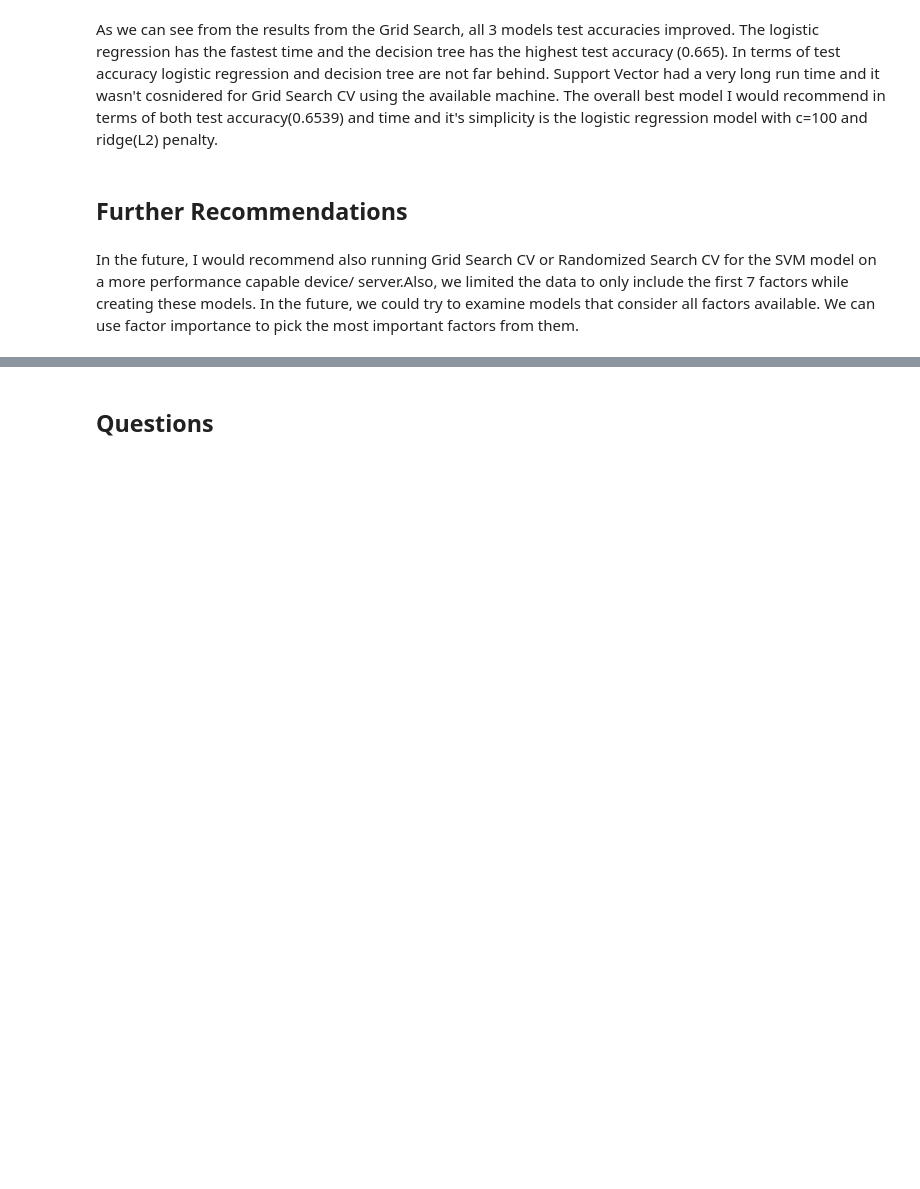
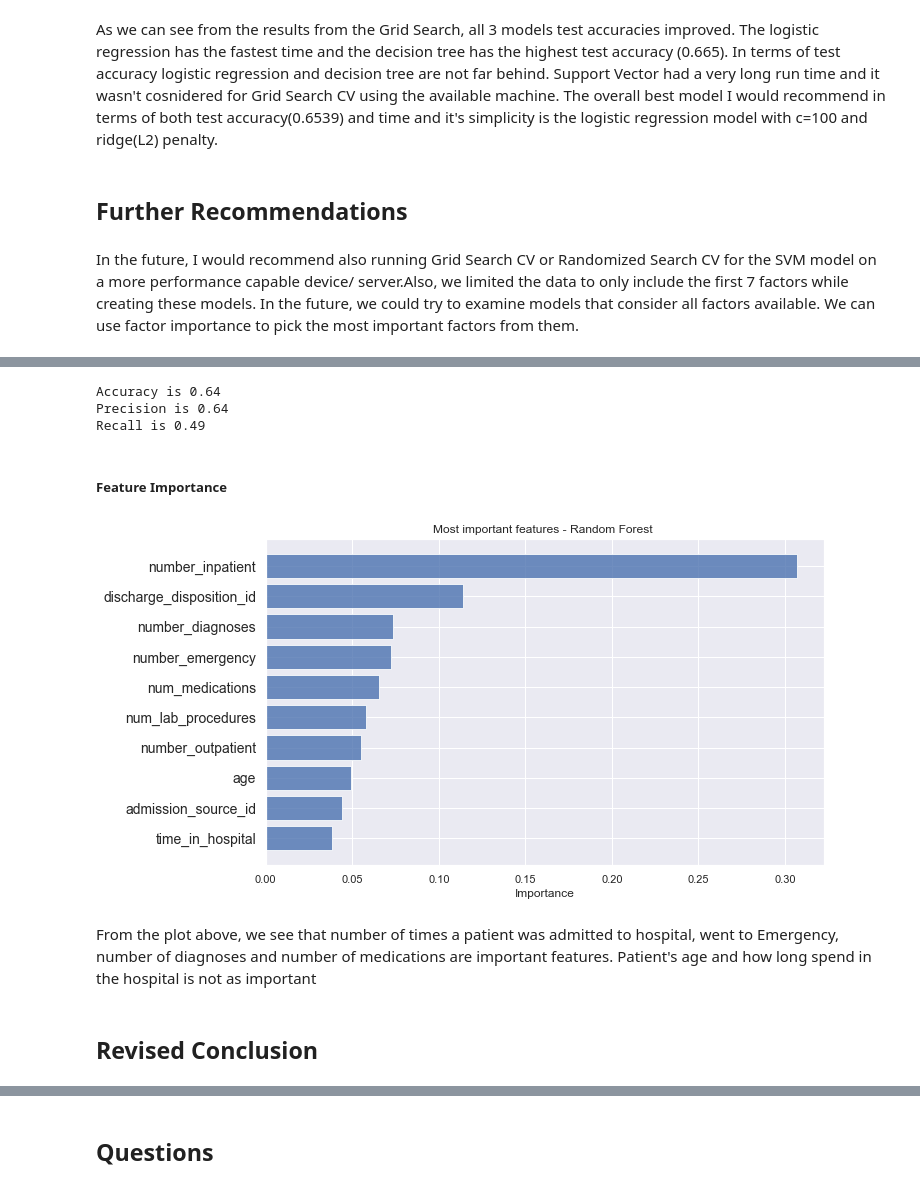
Before and after one commit to sregmi84/ML-AI-Capstone_Diabetes-Readmission, a Jupyter notebook: Capstone/Capstone - Diabetes Readmission.ipynb, the cells around one changed output, grey strips where cells are left out. Cells and saved outputs as stored; diff of their text form; code cells hidden in the pictures; blank space fills up the shorter version.

Commit message:
Add files via upload
Includes basic Random Forest exploration in addition

```diff
--- a/Capstone/Capstone - Diabetes Readmission.ipynb
+++ b/Capstone/Capstone - Diabetes Readmission.ipynb
@@ -965,0 +977,7 @@ In the future, I would recommend also running Grid Search CV or Randomized Searc
+# %%
+rfc_params = {
+    'n_estimators': [100, 200],
+    'max_features': ['auto', 'sqrt', 'log2'],
+    'max_depth' : [2,5,10],
+    'criterion' :['gini', 'entropy']
+}
@@ -965,0 +986,3 @@ In the future, I would recommend also running Grid Search CV or Randomized Searc
+# %%
+rfc_grid = GridSearchCV(estimator=rfc, param_grid=rfc_params, cv= 5)
+rfc_grid.fit(X_train, y_train)
@@ -965,0 +1020,5 @@ In the future, I would recommend also running Grid Search CV or Randomized Searc
+# %%
+rfc_best = RandomForestClassifier(random_state=42, n_estimators = 200,
+                                  max_depth=10, criterion = "gini", max_features = 'auto')
+# %%
+rfc_best.fit(X_train, y_train)
@@ -965,0 +1037,29 @@ In the future, I would recommend also running Grid Search CV or Randomized Searc
+# %%
+print("Accuracy is {0:.2f}".format(accuracy_score(y_test, rfc_best_predictions)))
+print("Precision is {0:.2f}".format(precision_score(y_test, rfc_best_predictions)))
+print("Recall is {0:.2f}".format(recall_score(y_test, rfc_best_predictions)))
+# %% [output]
+Accuracy is 0.64
+Precision is 0.64
+Recall is 0.49
+# %% [markdown]
+##### Feature Importance
+# %%
+# Create list of top most features based on importance
+feature_names = X_train.columns
+feature_imports = rfc_best.feature_importances_
+most_imp_features = pd.DataFrame([f for f in zip(feature_names,feature_imports)],
+                                  columns=["Feature", "Importance"]).nlargest(10, "Importance")
+most_imp_features.sort_values(by="Importance", inplace=True)
+plt.figure(figsize=(10,6))
+plt.barh(range(len(most_imp_features)), most_imp_features.Importance, align='center', alpha=0.8)
+plt.yticks(range(len(most_imp_features)), most_imp_features.Feature, fontsize=14)
+plt.xlabel('Importance')
+plt.title('Most important features - Random Forest ')
+plt.show()
+# %% [output]
+[figure, added]
+# %% [markdown]
+From the plot above, we see that number of times a patient was admitted to hospital, went to Emergency, number of diagnoses and number of medications are important features. Patient's age and how long spend in the hospital is not as important
+# %% [markdown]
+## Revised Conclusion
```
Also changed, not shown: parts of 38 cells of this notebook.
